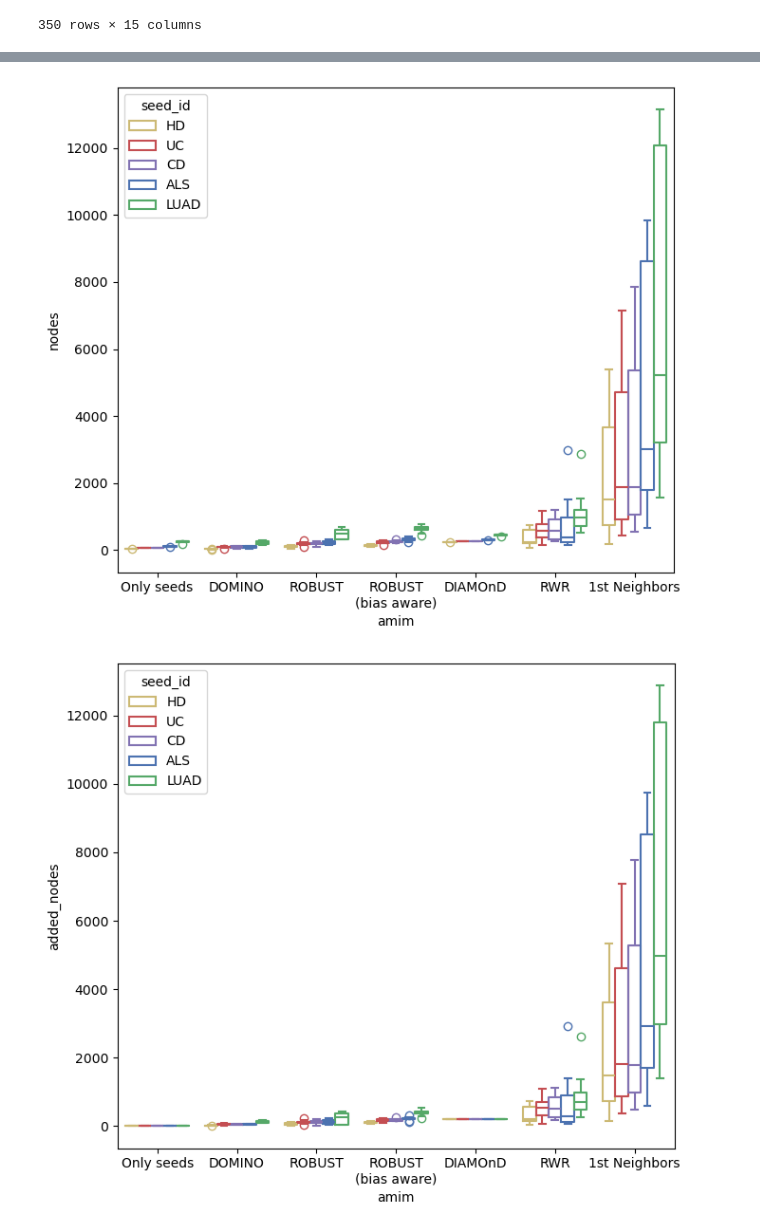
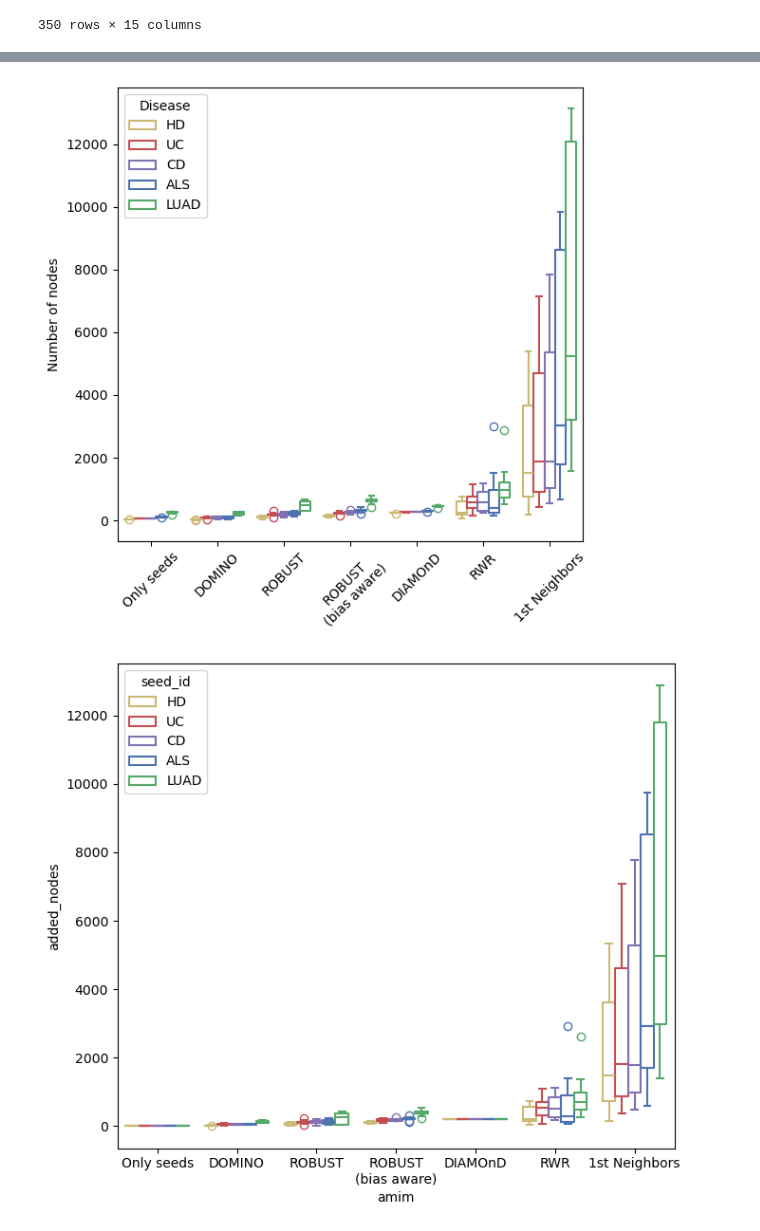
Before and after one commit to REPO4EU/modulediscovery_demonstration, a Jupyter notebook: src/04_visualize_module_topology.ipynb, the cells around one changed output, grey strips where cells are left out. Cells and saved outputs as stored; diff of their text form; code cells hidden in the pictures.

```diff
--- a/src/04_visualize_module_topology.ipynb
+++ b/src/04_visualize_module_topology.ipynb
@@ -54,10 +59,14 @@ plt.show()
 # %%
-plt.figure(figsize=(7, 6))
+plt.figure(figsize=(6, 6))
 sns.boxplot(data=df, y="nodes", hue="seed_id", x="amim", fill=False, palette=dict(zip(seed_meta_df.short, seed_meta_df.color)), hue_order=seed_meta_df.short, order=amim_meta_df.label)
+plt.xticks(rotation=45)
+plt.xlabel("")
+plt.ylabel("Number of nodes")
+plt.legend(title="Disease")
 plt.tight_layout()
 plt.show()
 # %% [output]
-[figure, old version]
+[figure, new version]
 # %%
 plt.figure(figsize=(7, 6))
 sns.boxplot(data=df, y="added_nodes", hue="seed_id", x="amim", fill=False, palette=dict(zip(seed_meta_df.short, seed_meta_df.color)), hue_order=seed_meta_df.short, order=amim_meta_df.label)
```
Also changed, not shown: parts of 6 cells of this notebook, 3 other files.
